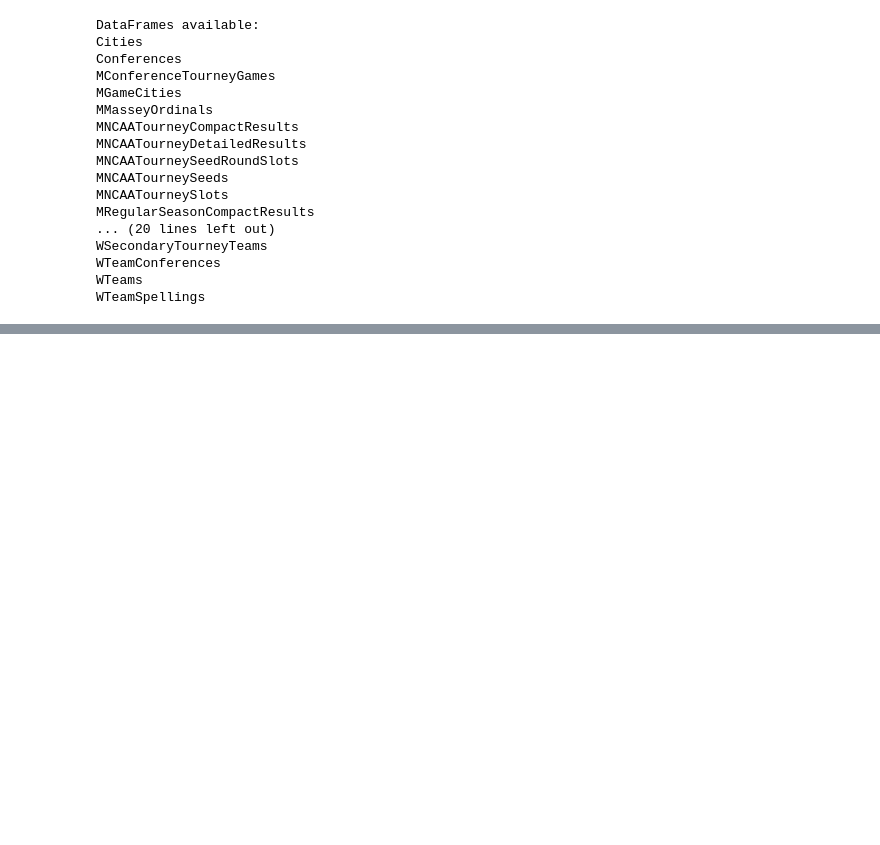
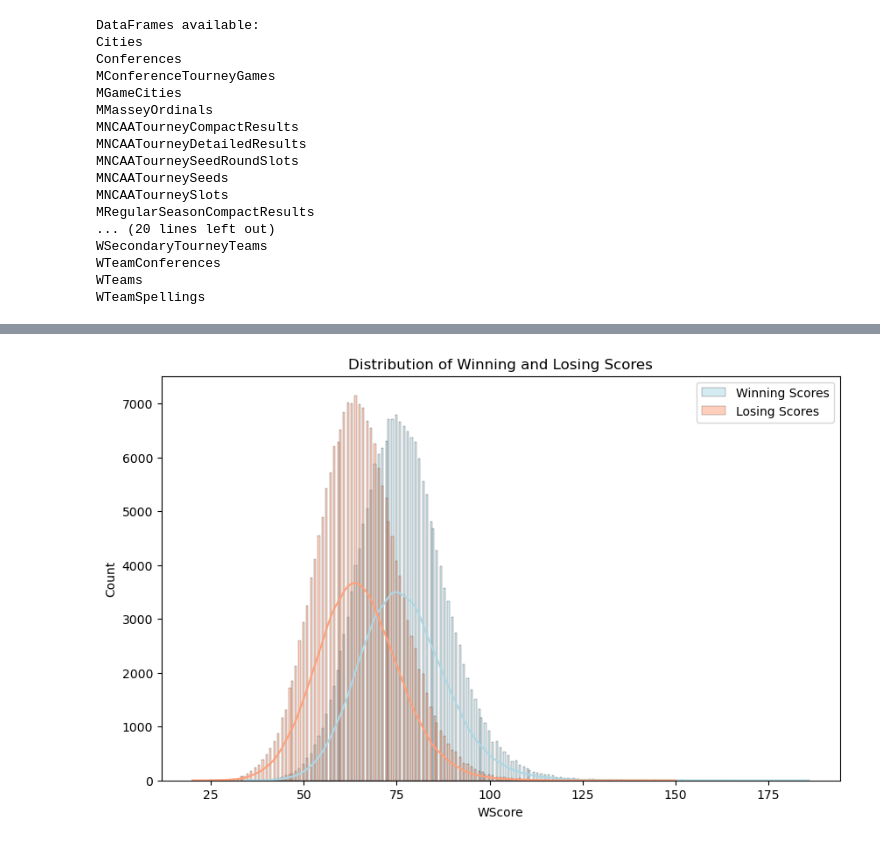
Before and after one commit to faroquehassan/mmlm-2025, a Jupyter notebook: notebook.ipynb, the cells around one changed output, grey strips where cells are left out. Drawn from its saved outputs; the diff is of its cells as text; code cells hidden in the pictures; blank space fills up the shorter version.

```diff
--- a/notebook.ipynb
+++ b/notebook.ipynb
@@ -112,0 +119,14 @@ dataframes['MRegularSeasonCompactResults'].groupby
+# %%
+plt.figure(figsize=(10, 6))
+
+sns.histplot(dataframes['MRegularSeasonCompactResults']['WScore'], kde=True, color='#ADD8E6', label='Winning Scores', alpha=0.5)
+
+sns.histplot(dataframes['MRegularSeasonCompactResults']['LScore'], kde=True, color='#FFA07A', label='Losing Scores', alpha=0.5)
+
+plt.title('Distribution of Winning and Losing Scores')
+plt.legend()
+plt.show()
+
+# data seems to be normally distributed for winning/losing scores
+# %% [output]
+[figure, added]
```
Also changed, not shown: parts of 12 cells of this notebook.
